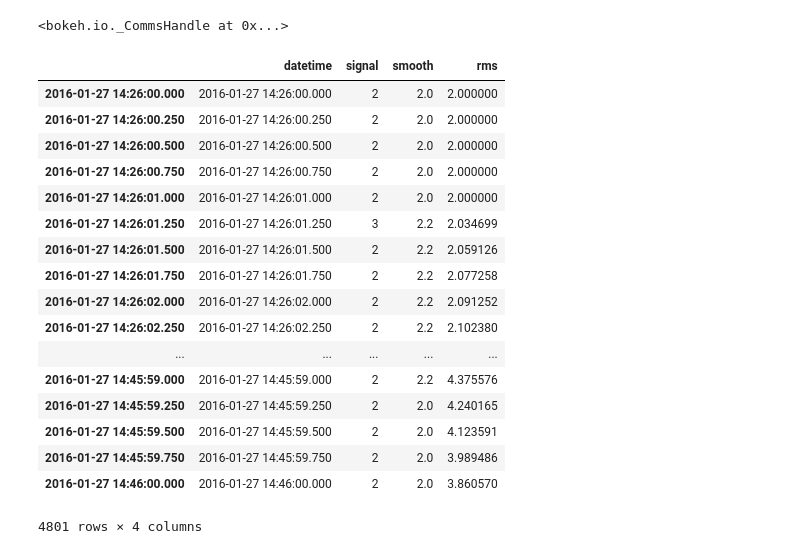
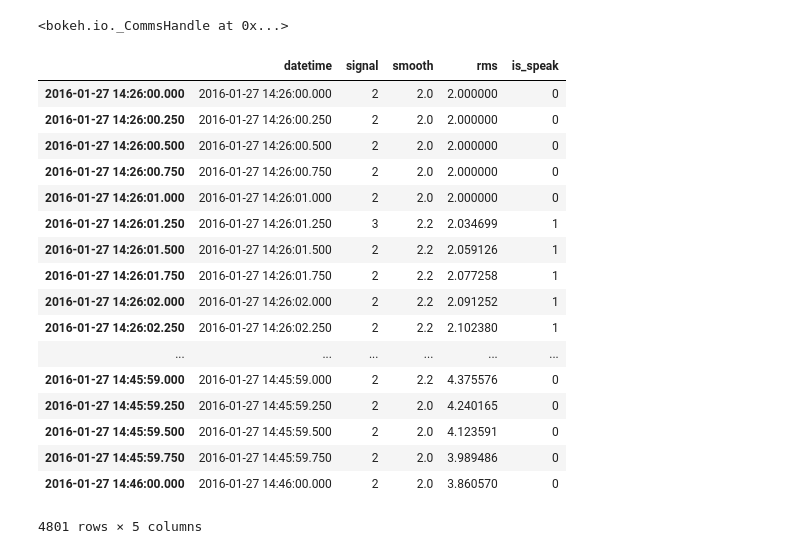
Before and after one commit to HumanDynamics/openbadge, a Jupyter notebook: src/data_analyzer/data_analyzer.ipynb, the cells around one changed output. Cells and saved outputs as stored; diff of their text form; code cells hidden in the pictures.

Commit message:
python code now converts volume data to speaking intervals

```diff
--- a/src/data_analyzer/data_analyzer.ipynb
+++ b/src/data_analyzer/data_analyzer.ipynb
@@ -156,22 +158,27 @@ show(p)
 df_full = df_fil.copy()
 df_full['smooth']=sr_smooth
 df_full['rms']=series_sq_rms
+
+# is speaking interval
+df_full['is_speak'] = df_full.apply(lambda x : 1 if x['smooth'] > x['rms'] else 0, axis=1)
-# %% [output]
-|  | datetime | signal | smooth | rms |
-| 2016-01-27 14:26:00.000 | 2016-01-27 14:26:00.000 | 2 | 2.0 | 2.000000 |
-| 2016-01-27 14:26:00.250 | 2016-01-27 14:26:00.250 | 2 | 2.0 | 2.000000 |
-| 2016-01-27 14:26:00.500 | 2016-01-27 14:26:00.500 | 2 | 2.0 | 2.000000 |
-| 2016-01-27 14:26:00.750 | 2016-01-27 14:26:00.750 | 2 | 2.0 | 2.000000 |
-| 2016-01-27 14:26:01.000 | 2016-01-27 14:26:01.000 | 2 | 2.0 | 2.000000 |
-| 2016-01-27 14:26:01.250 | 2016-01-27 14:26:01.250 | 3 | 2.2 | 2.034699 |
-| 2016-01-27 14:26:01.500 | 2016-01-27 14:26:01.500 | 2 | 2.2 | 2.059126 |
-| 2016-01-27 14:26:01.750 | 2016-01-27 14:26:01.750 | 2 | 2.2 | 2.077258 |
-| 2016-01-27 14:26:02.000 | 2016-01-27 14:26:02.000 | 2 | 2.2 | 2.091252 |
-| 2016-01-27 14:26:02.250 | 2016-01-27 14:26:02.250 | 2 | 2.2 | 2.102380 |
-| ... | ... | ... | ... | ... |
-| 2016-01-27 14:45:59.000 | 2016-01-27 14:45:59.000 | 2 | 2.2 | 4.375576 |
-| 2016-01-27 14:45:59.250 | 2016-01-27 14:45:59.250 | 2 | 2.0 | 4.240165 |
-| 2016-01-27 14:45:59.500 | 2016-01-27 14:45:59.500 | 2 | 2.0 | 4.123591 |
-| 2016-01-27 14:45:59.750 | 2016-01-27 14:45:59.750 | 2 | 2.0 | 3.989486 |
-| 2016-01-27 14:46:00.000 | 2016-01-27 14:46:00.000 | 2 | 2.0 | 3.860570 |
-4801 rows × 4 columns
+# %%
+df_full
+# %% [output]
+|  | datetime | signal | smooth | rms | is_speak |
+| 2016-01-27 14:26:00.000 | 2016-01-27 14:26:00.000 | 2 | 2.0 | 2.000000 | 0 |
+| 2016-01-27 14:26:00.250 | 2016-01-27 14:26:00.250 | 2 | 2.0 | 2.000000 | 0 |
+| 2016-01-27 14:26:00.500 | 2016-01-27 14:26:00.500 | 2 | 2.0 | 2.000000 | 0 |
+| 2016-01-27 14:26:00.750 | 2016-01-27 14:26:00.750 | 2 | 2.0 | 2.000000 | 0 |
+| 2016-01-27 14:26:01.000 | 2016-01-27 14:26:01.000 | 2 | 2.0 | 2.000000 | 0 |
+| 2016-01-27 14:26:01.250 | 2016-01-27 14:26:01.250 | 3 | 2.2 | 2.034699 | 1 |
+| 2016-01-27 14:26:01.500 | 2016-01-27 14:26:01.500 | 2 | 2.2 | 2.059126 | 1 |
+| 2016-01-27 14:26:01.750 | 2016-01-27 14:26:01.750 | 2 | 2.2 | 2.077258 | 1 |
+| 2016-01-27 14:26:02.000 | 2016-01-27 14:26:02.000 | 2 | 2.2 | 2.091252 | 1 |
+| 2016-01-27 14:26:02.250 | 2016-01-27 14:26:02.250 | 2 | 2.2 | 2.102380 | 1 |
+| ... | ... | ... | ... | ... | ... |
+| 2016-01-27 14:45:59.000 | 2016-01-27 14:45:59.000 | 2 | 2.2 | 4.375576 | 0 |
+| 2016-01-27 14:45:59.250 | 2016-01-27 14:45:59.250 | 2 | 2.0 | 4.240165 | 0 |
+| 2016-01-27 14:45:59.500 | 2016-01-27 14:45:59.500 | 2 | 2.0 | 4.123591 | 0 |
+| 2016-01-27 14:45:59.750 | 2016-01-27 14:45:59.750 | 2 | 2.0 | 3.989486 | 0 |
+| 2016-01-27 14:46:00.000 | 2016-01-27 14:46:00.000 | 2 | 2.0 | 3.860570 | 0 |
+4801 rows × 5 columns
```
Also changed, not shown: parts of 5 cells of this notebook.
